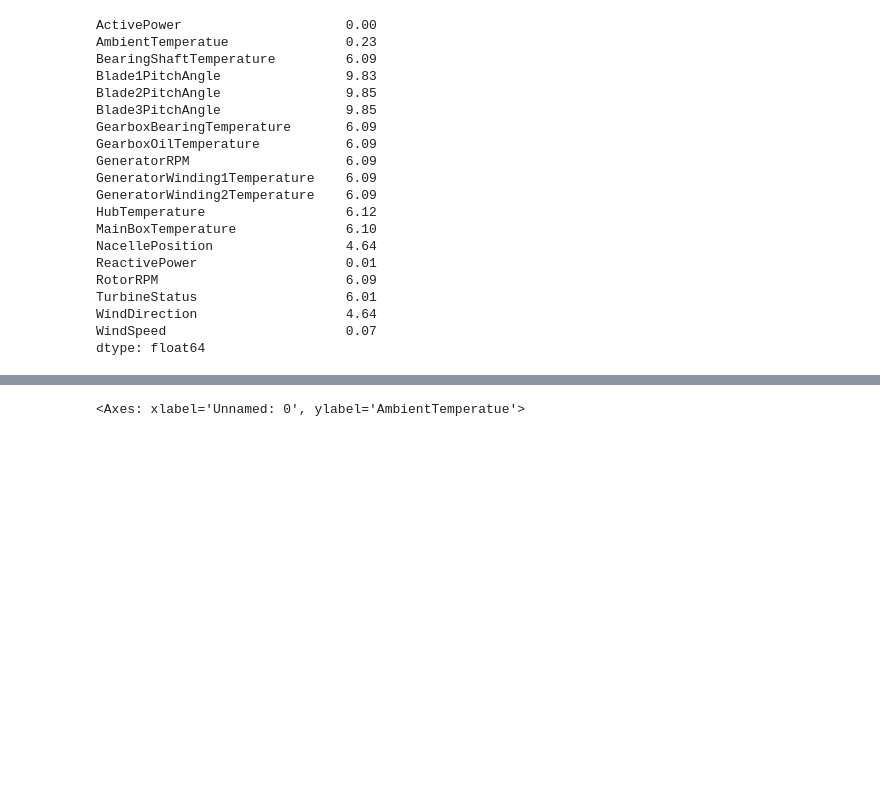
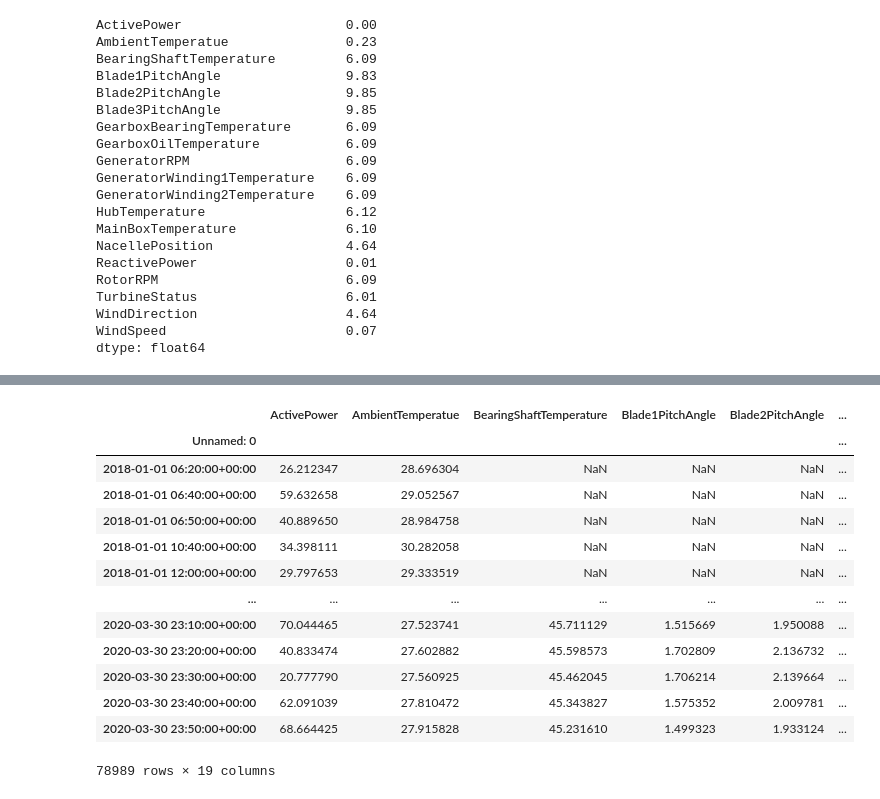
Before and after one commit to amith-vardhan99/udemy, a Jupyter notebook: Prediction of Renewable Energy Generation/ML_Model/XGB_energy.ipynb, the cells around one changed output, grey strips where cells are left out. Cells and saved outputs as stored; diff of their text form; code cells hidden in the pictures; blank space fills up the shorter version.

```diff
--- a/Prediction of Renewable Energy Generation/ML_Model/XGB_energy.ipynb
+++ b/Prediction of Renewable Energy Generation/ML_Model/XGB_energy.ipynb
@@ -160,4 +130,17 @@ input_features
-# %%
-sns.lineplot(x=input_features.index,y=input_features["AmbientTemperatue"])
-# %% [output]
-<Axes: xlabel='Unnamed: 0', ylabel='AmbientTemperatue'>
+# %%
+df_4
+# %% [output]
+|  | ActivePower | AmbientTemperatue | BearingShaftTemperature | Blade1PitchAngle | Blade2PitchAngle | ... |
+| Unnamed: 0 |  |  |  |  |  | ... |
+| 2018-01-01 06:20:00+00:00 | 26.212347 | 28.696304 | NaN | NaN | NaN | ... |
+| 2018-01-01 06:40:00+00:00 | 59.632658 | 29.052567 | NaN | NaN | NaN | ... |
+| 2018-01-01 06:50:00+00:00 | 40.889650 | 28.984758 | NaN | NaN | NaN | ... |
+| 2018-01-01 10:40:00+00:00 | 34.398111 | 30.282058 | NaN | NaN | NaN | ... |
+| 2018-01-01 12:00:00+00:00 | 29.797653 | 29.333519 | NaN | NaN | NaN | ... |
+| ... | ... | ... | ... | ... | ... | ... |
+| 2020-03-30 23:10:00+00:00 | 70.044465 | 27.523741 | 45.711129 | 1.515669 | 1.950088 | ... |
+| 2020-03-30 23:20:00+00:00 | 40.833474 | 27.602882 | 45.598573 | 1.702809 | 2.136732 | ... |
+| 2020-03-30 23:30:00+00:00 | 20.777790 | 27.560925 | 45.462045 | 1.706214 | 2.139664 | ... |
+| 2020-03-30 23:40:00+00:00 | 62.091039 | 27.810472 | 45.343827 | 1.575352 | 2.009781 | ... |
+| 2020-03-30 23:50:00+00:00 | 68.664425 | 27.915828 | 45.231610 | 1.499323 | 1.933124 | ... |
+78989 rows × 19 columns
```
Also changed, not shown: parts of 23 cells of this notebook.
